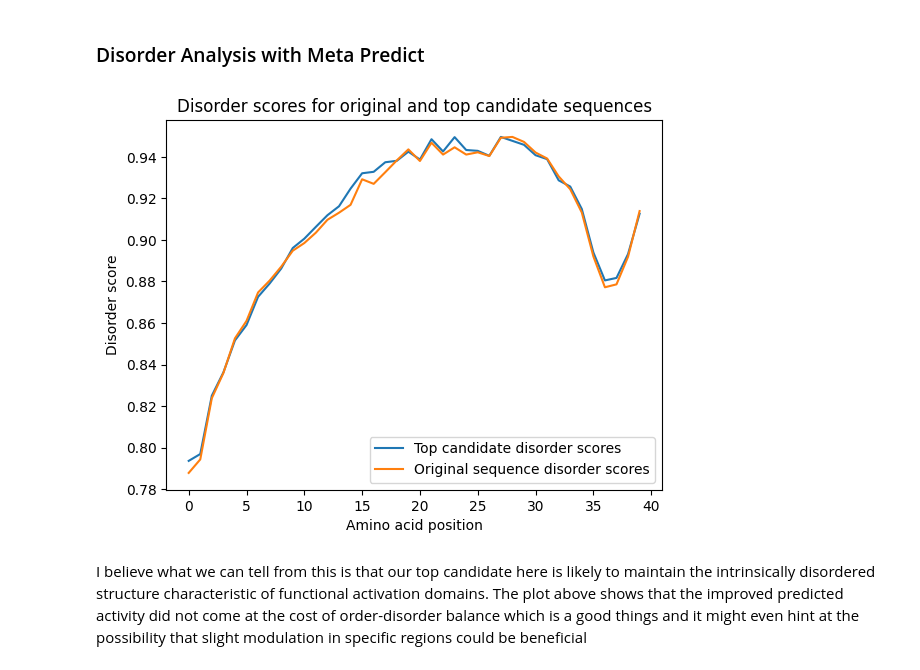
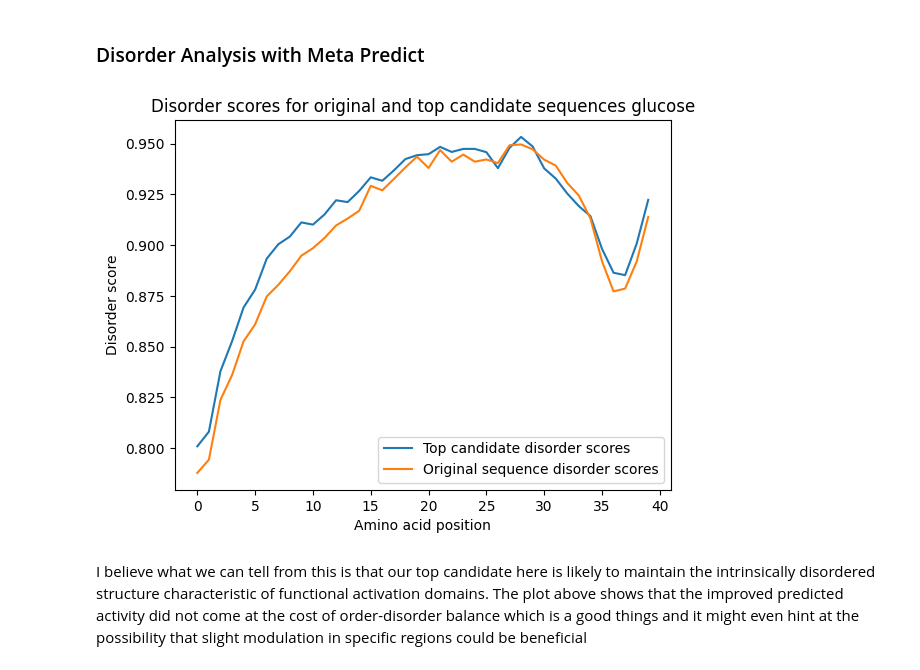
Before and after one commit to Qamil-Mirza/compbio146-berkeley, a Jupyter notebook: ds4bio-sp25/final-group/mutator.ipynb, the cells around one changed output. Cells and saved outputs as stored; diff of their text form; code cells hidden in the pictures.

```diff
--- a/ds4bio-sp25/final-group/mutator.ipynb
+++ b/ds4bio-sp25/final-group/mutator.ipynb
@@ -424,7 +397,7 @@ sorted_disorder.head(10)
 # %% [markdown]
 ### Cross-Examination Between Original and Mutated Sequences\
 # %%
-top_candidate = sorted_disorder.iloc[0]
+top_candidate = top_500.iloc[0]
 print(f"Top candidate sequence: {top_candidate['ADseq']}")
 print(f"Original sequence: {protein_sequence}")
 print(f"Original activity: {activity_value}")
@@ -476,16 +452,16 @@ Hydrophobicity difference: 2.2999999999999936
 # %%
 top_candidate_disorder_scores = meta.predict_disorder(top_candidate["ADseq"])
 original_sequence_disorder_scores = meta.predict_disorder(protein_sequence)
 
 plt.plot(top_candidate_disorder_scores, label="Top candidate disorder scores")
 plt.plot(original_sequence_disorder_scores, label="Original sequence disorder scores")
 plt.xlabel("Amino acid position")
 plt.ylabel("Disorder score")
-plt.title("Disorder scores for original and top candidate sequences")
+plt.title("Disorder scores for original and top candidate sequences glucose")
 plt.legend()
 plt.show()
 # %% [output]
-[figure, old version]
+[figure, new version]
 # %% [markdown]
 I believe what we can tell from this is that our top candidate here is likely to maintain the intrinsically disordered structure characteristic of functional activation domains. The plot above shows that the improved predicted activity did not come at the cost of order-disorder balance which is a good things and it might even hint at the possibility that slight modulation in specific regions could be beneficial
 # %% [markdown]
```
Also changed, not shown: parts of 10 cells of this notebook.
